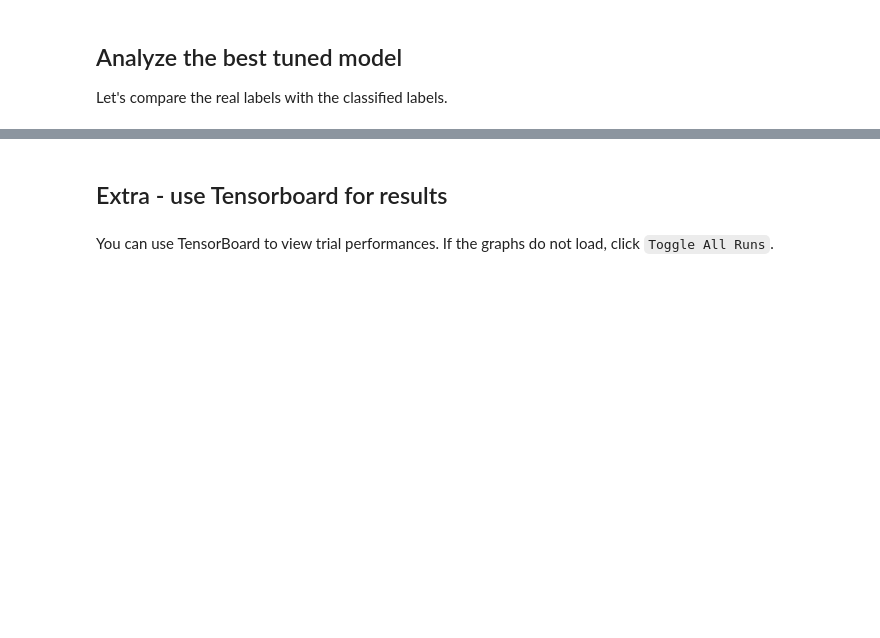
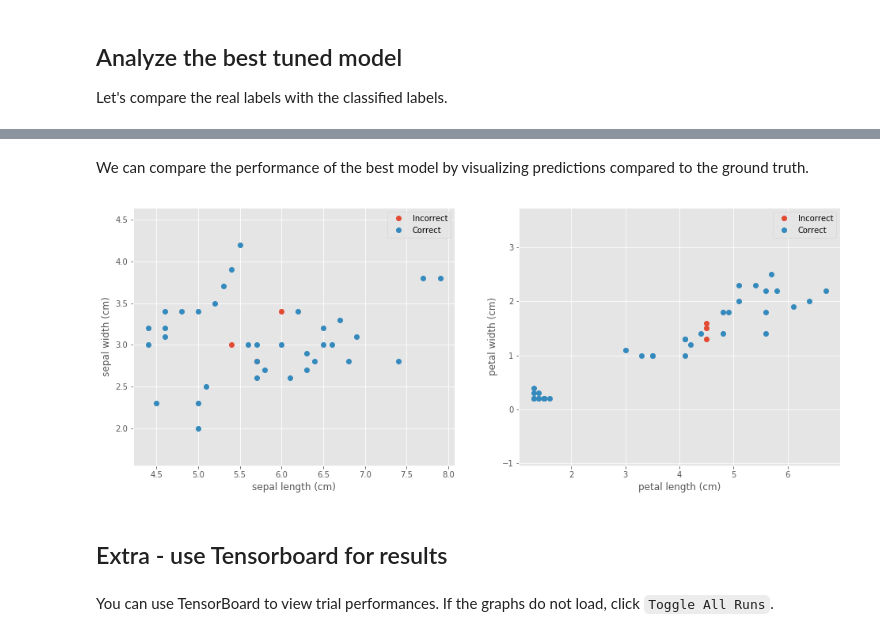
Before and after one commit to ray-project/tutorial, a Jupyter notebook: tune_exercises/exercise_1_basics.ipynb, the cells around one changed output, grey strips where cells are left out. Cells and saved outputs as stored; diff of their text form; code cells hidden in the pictures; blank space fills up the shorter version.

```diff
--- a/tune_exercises/exercise_1_basics.ipynb
+++ b/tune_exercises/exercise_1_basics.ipynb
@@ -104,6 +110,7 @@ plot_data(true_data, true_label)
 Now, let's define a function that will take in some hyperparameters and return a model that we can then use to train.
 # %%
 def create_model(learning_rate, dense_1, dense_2):
+    assert learning_rate > 0 and dense_1 > 0 and dense_2 > 0, "Did you set the right configuration?"
     model = Sequential()
     model.add(Dense(int(dense_1), input_shape=(4,), activation='relu', name='fc1'))
     model.add(Dense(int(dense_2), activation='relu', name='fc2'))
@@ -260,3 +317,30 @@ plot_data(test_data, predicted_label.argmax(1))
+# %% [markdown]
+We can compare the performance of the best model by visualizing predictions compared to the ground truth.
+# %%
+def plot_comparison(X, y):
+    # Visualize the data sets
+    plt.figure(figsize=(16, 6))
+    plt.subplot(1, 2, 1)
+    for target, target_name in enumerate(["Incorrect", "Correct"]):
+        X_plot = X[y == target]
+        plt.plot(X_plot[:, 0], X_plot[:, 1], linestyle='none', marker='o', label=target_name)
+    plt.xlabel(feature_names[0])
+    plt.ylabel(feature_names[1])
+    plt.axis('equal')
+    plt.legend();
+
+    plt.subplot(1, 2, 2)
+    for target, target_name in enumerate(["Incorrect", "Correct"]):
+        X_plot = X[y == target]
+        plt.plot(X_plot[:, 2], X_plot[:, 3], linestyle='none', marker='o', label=target_name)
+    plt.xlabel(feature_names[2])
+    plt.ylabel(feature_names[3])
+    plt.axis('equal')
+    plt.legend();
+
+plot_comparison(test_data, test_labels.argmax(1) == predicted_label.argmax(1))
+# %% [output]
+[figure, added]
 # %% [markdown]
 ## Extra - use Tensorboard for results
 # %% [markdown]
```
Also changed, not shown: parts of 9 cells of this notebook.
